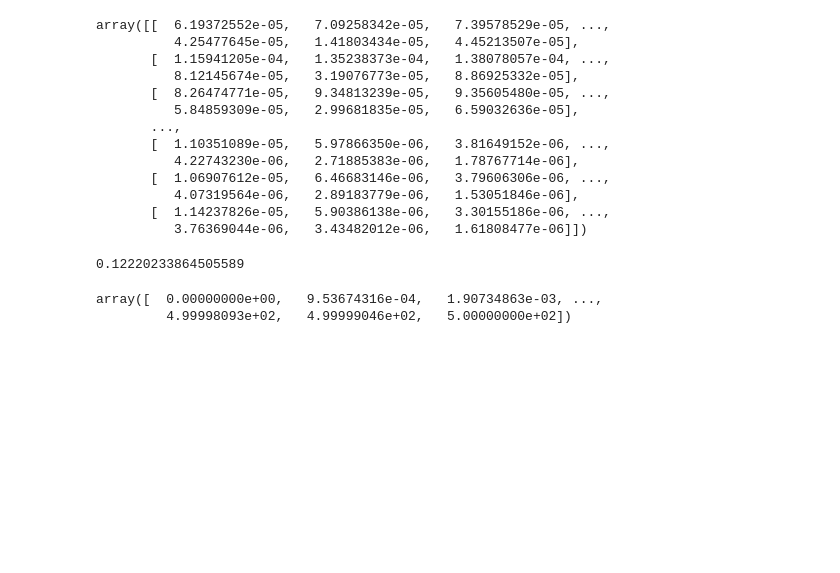
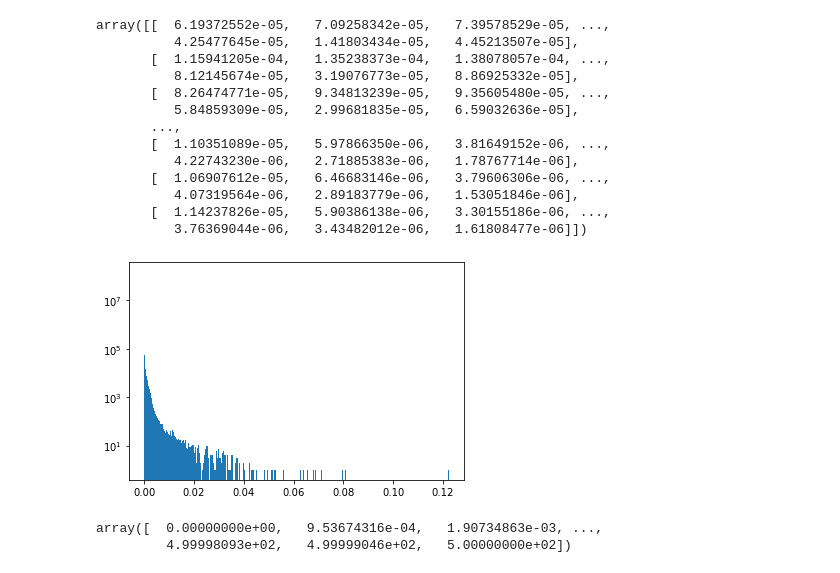
Before and after one commit to SerpRateAI/boreholeAcoustics, a Jupyter notebook: spectrobubbles.ipynb, the cells around one changed output. Cells and saved outputs as stored; diff of their text form; code cells hidden in the pictures; blank space fills up the shorter version.

```diff
--- a/spectrobubbles.ipynb
+++ b/spectrobubbles.ipynb
@@ -81,9 +137,10 @@ array([[  6.19372552e-05,   7.09258342e-05,   7.39578529e-05, ...,
        [  1.14237826e-05,   5.90386138e-06,   3.30155186e-06, ...,
           3.76369044e-06,   3.43482012e-06,   1.61808477e-06]])
 # %%
-allspecdata[0:][:2000].max()
+plt.hist(allspecdata.flatten(), bins=1000)
+plt.yscale('log')
 # %% [output]
-0.12220233864505589
+[figure, added]
 # %%
 allspecaxes[:,0]
 # %% [output]
```
Also changed, not shown: parts of 8 cells of this notebook, 12 other files.
